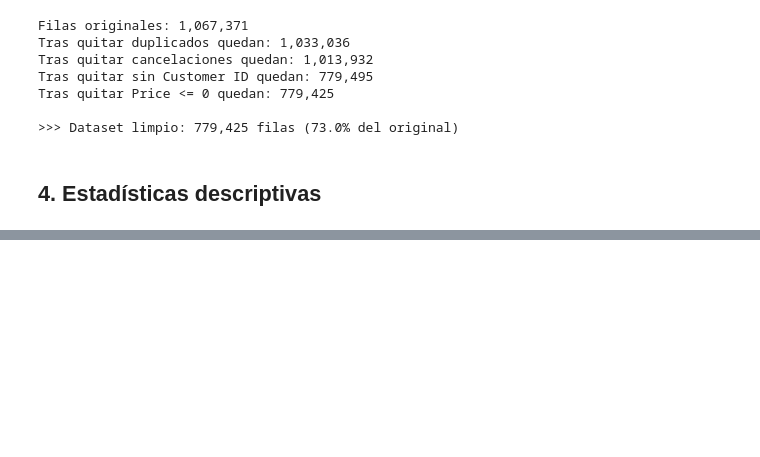
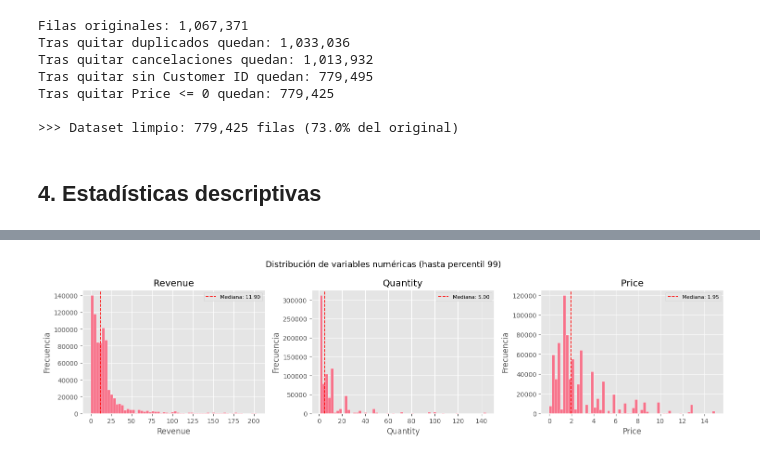
Before and after one commit to danialco9/Analisis_de_datos_IA, a Jupyter notebook: Proyecto_Machine Learning/online_retail_II_EDA-basic.ipynb, the cells around one changed output, grey strips where cells are left out. Drawn from its saved outputs; the diff is of its cells as text; code cells hidden in the pictures; blank space fills up the shorter version.

```diff
--- a/Proyecto_Machine Learning/online_retail_II_EDA-basic.ipynb
+++ b/Proyecto_Machine Learning/online_retail_II_EDA-basic.ipynb
@@ -298,0 +235,23 @@ Estrategia:
+# %%
+# ── 5.1 Distribuciones de variables numéricas ──────────────────────────────
+# Cortamos en el percentil 99 para que los outliers extremos
+# no compriman el histograma. Los valores reales siguen en el dataset.
+
+fig, axes = plt.subplots(1, 3, figsize=(15, 4))
+fig.suptitle('Distribución de variables numéricas (hasta percentil 99)', fontsize=13)
+
+for ax, col in zip(axes, ['Revenue', 'Quantity', 'Price']):
+    cap = df_clean[col].quantile(0.99)
+    data = df_clean[col][df_clean[col] <= cap]
+    ax.hist(data, bins=60, edgecolor='white', linewidth=0.3)
+    ax.set_title(col)
+    ax.set_xlabel(col)
+    ax.set_ylabel('Frecuencia')
+    ax.axvline(data.median(), color='red', linestyle='--', linewidth=1.2,
+               label=f'Mediana: {data.median():.2f}')
+    ax.legend(fontsize=8)
+
+plt.tight_layout()
+plt.show()
+# %% [output]
+[figure, added]
```
Also changed, not shown: parts of 38 cells of this notebook, 1 other file.
